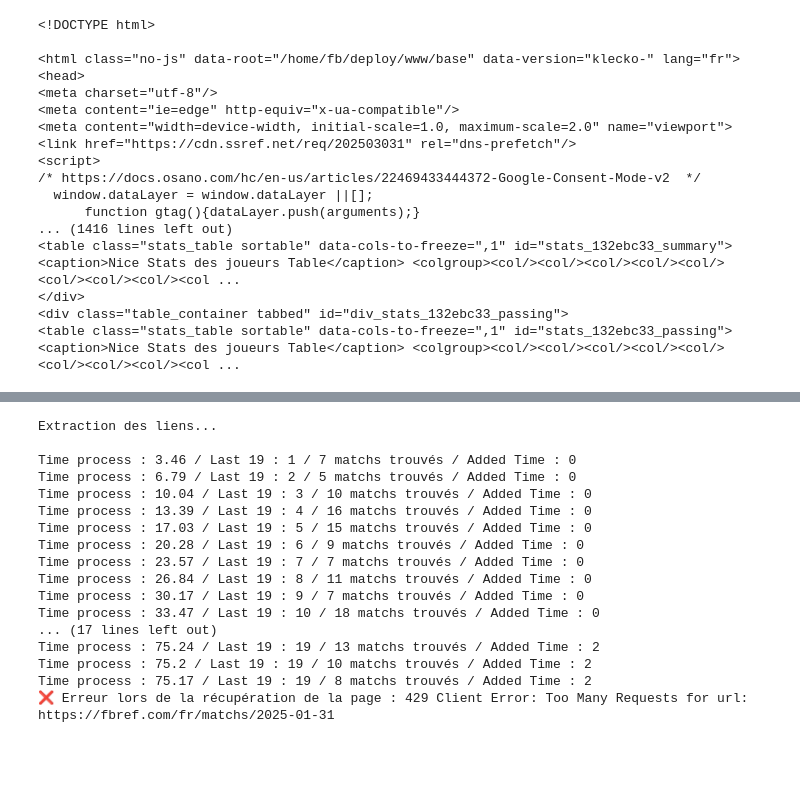
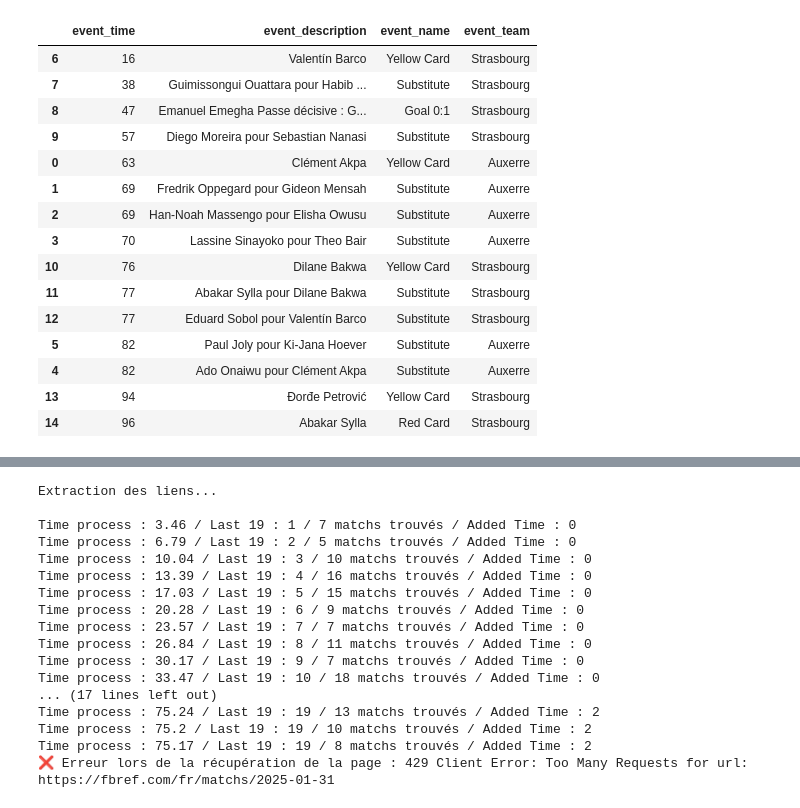
Before and after one commit to abusche/Football-Database, a Jupyter notebook: Untitled.ipynb, the cells around one changed output, grey strips where cells are left out. Drawn from its saved outputs; the diff is of its cells as text; code cells hidden in the pictures; blank space fills up the shorter version.

```diff
--- a/Untitled.ipynb
+++ b/Untitled.ipynb
@@ -307,6 +16,4 @@ def get_link_matchs(date_start, date_end, leagues):
 # %%
-# V3
-
 from datetime import datetime, timedelta
 import time
 import requests
@@ -316,7 +23,7 @@ import numpy as np
 import cloudscraper
 import random
 
-def page(urlpage, timeout, t, timesum):
+def page(urlpage, timeout):
     """
     Récupération du HTML d'un site internet en prenant des précautions contre le blocage.
     """
@@ -327,7 +34,7 @@ def page(urlpage, timeout, t, timesum):
     ]
     t1 = time.time()
     headers = {'User-Agent': random.choice(user_agents)}
-    time.sleep(timeout+random())
+    time.sleep(timeout+random.random())
     scraper = cloudscraper.create_scraper()
 
     try:
@@ -335,7 +42,7 @@ def page(urlpage, timeout, t, timesum):
         res.raise_for_status()
     except Exception as e:
         T1 = t1-time.time()
-        print(f"❌ Erreur lors de la récupération de la page : {e} & {t} & {timesum} & {T1}")
+        print(f"❌ Erreur lors de la récupération de la page : {e}")
         return None
 
     soup = BeautifulSoup(res.text, 'html.parser')
@@ -398,23 +105,4 @@ def get_link_matchs(date_start, date_end, leagues):
 
     return links, tot_time_process
 # %%
-h = page2("https://fbref.com/fr/matchs/8a209a58/Saint-Etienne-Nice-1-Mars-2025-Ligue-1", 3)
-print(h)
+soup = page("https://fbref.com/fr/matchs/370220dd/Auxerre-Strasbourg-2-Mars-2025-Ligue-1", 3)
-# %% [output]
-<!DOCTYPE html>
-
-<html class="no-js" data-root="/home/fb/deploy/www/base" data-version="klecko-" lang="fr">
-<head>
-<meta charset="utf-8"/>
-<meta content="ie=edge" http-equiv="x-ua-compatible"/>
-<meta content="width=device-width, initial-scale=1.0, maximum-scale=2.0" name="viewport">
-<link href="https://cdn.ssref.net/req/202503031" rel="dns-prefetch"/>
-<script>
-/* https://docs.osano.com/hc/en-us/articles/22469433444372-Google-Consent-Mode-v2  */
-  window.dataLayer = window.dataLayer ||[];
-      function gtag(){dataLayer.push(arguments);}
-... (1416 lines left out)
-<table class="stats_table sortable" data-cols-to-freeze=",1" id="stats_132ebc33_summary"> <caption>Nice Stats des joueurs Table</caption> <colgroup><col/><col/><col/><col/><col/><col/><col/><col/><col ...
-</div>
-<div class="table_container tabbed" id="div_stats_132ebc33_passing">
-<table class="stats_table sortable" data-cols-to-freeze=",1" id="stats_132ebc33_passing"> <caption>Nice Stats des joueurs Table</caption> <colgroup><col/><col/><col/><col/><col/><col/><col/><col/><col ...
@@ -420,0 +113,47 @@ print(h)
+# %%
+events = []
+teams = get_team(soup)
+
+# Team 1
+code = soup.find_all("div", class_="event a")
+for c in code:
+    text = c.text.replace("\n", "").replace("\t", "").replace("\xa0", "").replace("pour", " pour").replace("Passe", " Passe")
+    reg = re.match(r"([\d+’]+)\d+:\d+([^—]+)—(.+)", text)
+
+    minute = sum([int(x) for x in reg.group(1).replace("’", "").split("+")])
+    description = reg.group(2).strip().replace(":", " : ")
+    event = reg.group(3).strip()
+
+    events.append([minute, description, event, teams[0]])
+
+# Team 2
+code = soup.find_all("div", class_="event b")
+for c in code:
+    text = c.text.replace("\n", "").replace("\t", "").replace("\xa0", "").replace("pour", " pour").replace("Passe", " Passe")
+    reg = re.match(r"([\d+’]+)\d+:\d+([^—]+)—(.+)", text)
+
+    minute = sum([int(x) for x in reg.group(1).replace("’", "").split("+")])
+    description = reg.group(2).strip().replace(":", " : ")
+    event = reg.group(3).strip()
+
+    events.append([minute, description, event, teams[1]])
+
+data = pd.DataFrame(events, columns=["event_time", "event_description", "event_name", "event_team"]).sort_values(by="event_time")
+data
+# %% [output]
+|  | event_time | event_description | event_name | event_team |
+| 6 | 16 | Valentín Barco | Yellow Card | Strasbourg |
+| 7 | 38 | Guimissongui Ouattara pour Habib ... | Substitute | Strasbourg |
+| 8 | 47 | Emanuel Emegha Passe décisive : G... | Goal 0:1 | Strasbourg |
+| 9 | 57 | Diego Moreira pour Sebastian Nanasi | Substitute | Strasbourg |
+| 0 | 63 | Clément Akpa | Yellow Card | Auxerre |
+| 1 | 69 | Fredrik Oppegard pour Gideon Mensah | Substitute | Auxerre |
+| 2 | 69 | Han-Noah Massengo pour Elisha Owusu | Substitute | Auxerre |
+| 3 | 70 | Lassine Sinayoko pour Theo Bair | Substitute | Auxerre |
+| 10 | 76 | Dilane Bakwa | Yellow Card | Strasbourg |
+| 11 | 77 | Abakar Sylla pour Dilane Bakwa | Substitute | Strasbourg |
+| 12 | 77 | Eduard Sobol pour Valentín Barco | Substitute | Strasbourg |
+| 5 | 82 | Paul Joly pour Ki-Jana Hoever | Substitute | Auxerre |
+| 4 | 82 | Ado Onaiwu pour Clément Akpa | Substitute | Auxerre |
+| 13 | 94 | Đorđe Petrović | Yellow Card | Strasbourg |
+| 14 | 96 | Abakar Sylla | Red Card | Strasbourg |
```
Also changed, not shown: parts of 8 cells of this notebook, 1 other file.
